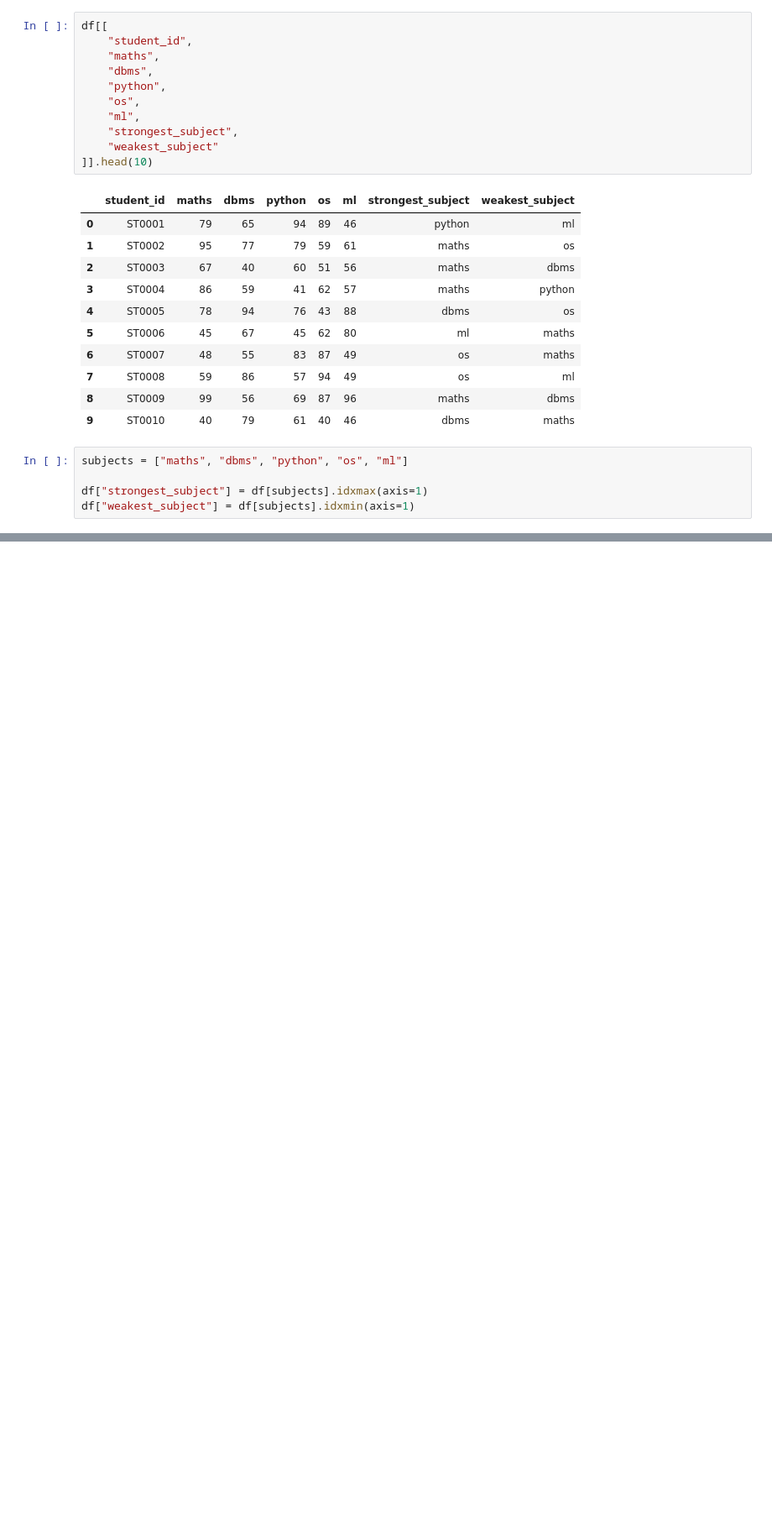
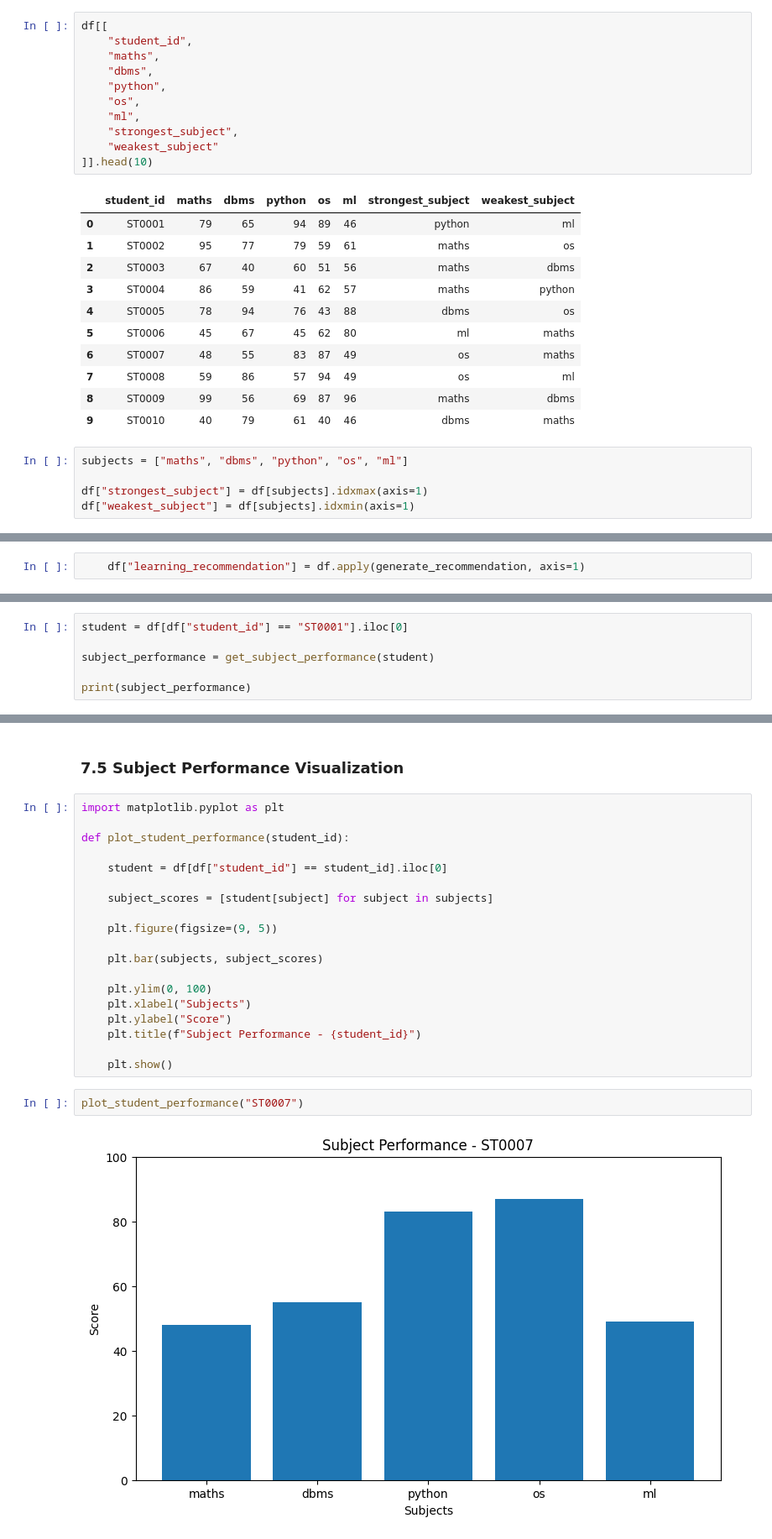
Before and after one commit to Nithin-M11/ai-student-learning-insights, a Jupyter notebook: AI_Student_Learning_Insights.ipynb, the cells around one changed output, grey strips where cells are left out. Shown at 84% size. Drawn from its saved outputs; the diff is of its cells as text; blank space fills up the shorter version.

```diff
--- a/AI_Student_Learning_Insights.ipynb
+++ b/AI_Student_Learning_Insights.ipynb
@@ -381,0 +484,2 @@ df["weakest_subject"] = df[subjects].idxmin(axis=1)
+# %%
+    df["learning_recommendation"] = df.apply(generate_recommendation, axis=1)
@@ -381,0 +647,6 @@ df["weakest_subject"] = df[subjects].idxmin(axis=1)
+# %%
+student = df[df["student_id"] == "ST0001"].iloc[0]
+
+subject_performance = get_subject_performance(student)
+
+print(subject_performance)
@@ -381,0 +1140,25 @@ df["weakest_subject"] = df[subjects].idxmin(axis=1)
+# %% [markdown]
+### 7.5 Subject Performance Visualization
+# %%
+import matplotlib.pyplot as plt
+
+def plot_student_performance(student_id):
+
+    student = df[df["student_id"] == student_id].iloc[0]
+
+    subject_scores = [student[subject] for subject in subjects]
+
+    plt.figure(figsize=(9, 5))
+
+    plt.bar(subjects, subject_scores)
+
+    plt.ylim(0, 100)
+    plt.xlabel("Subjects")
+    plt.ylabel("Score")
+    plt.title(f"Subject Performance - {student_id}")
+
+    plt.show()
+# %%
+plot_student_performance("ST0007")
+# %% [output]
+[figure, added]
```
Also changed, not shown: parts of 54 cells of this notebook.
